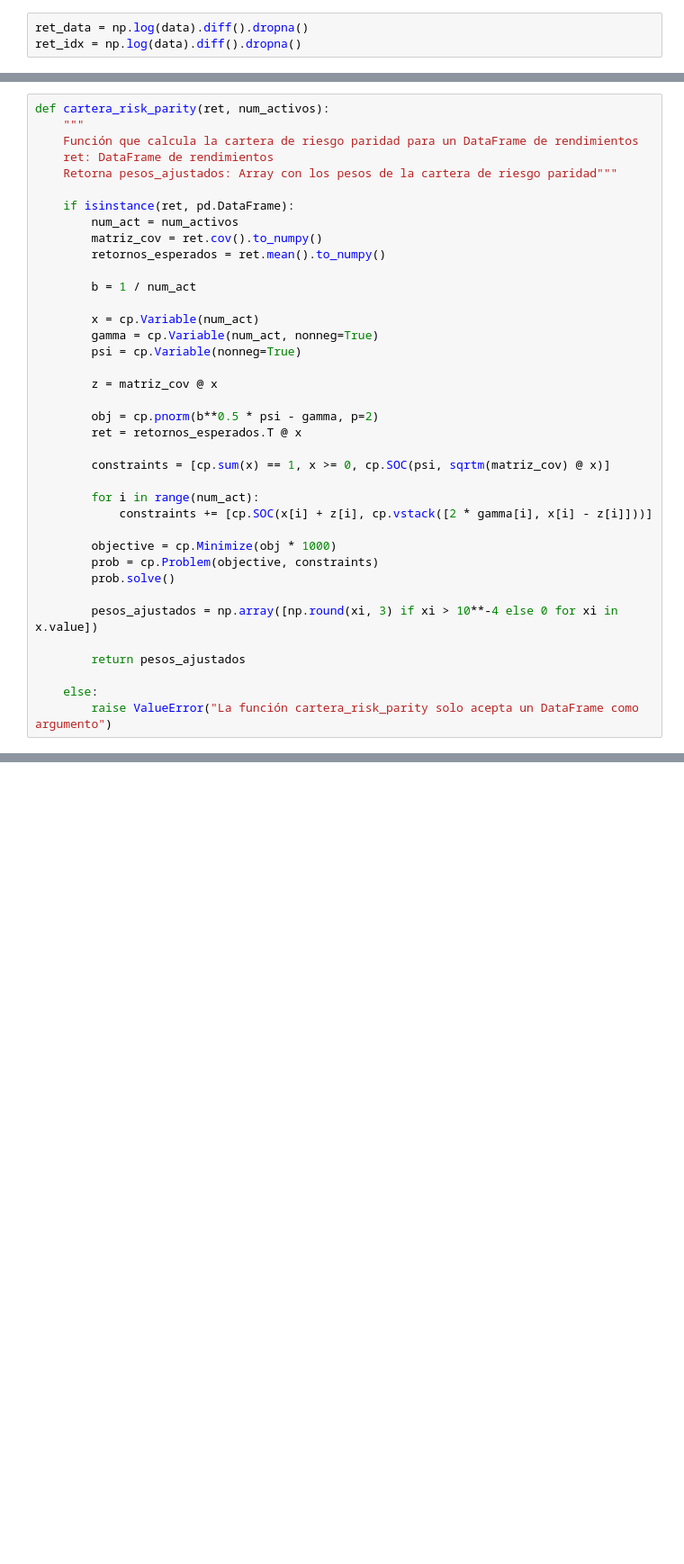
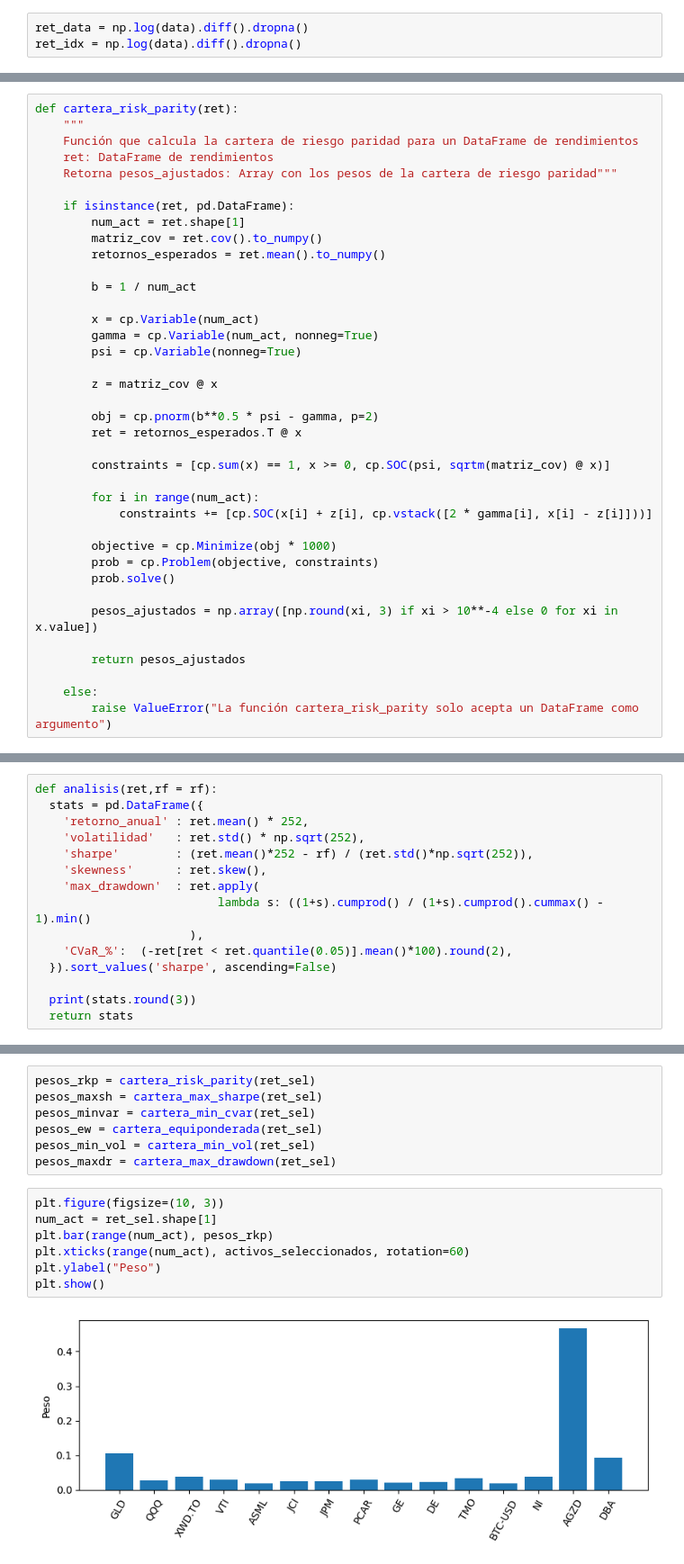
Before and after one commit to alfonso-santos/microcredencial-carteras-python, a Jupyter notebook: Examen_Prueba.ipynb, the cells around one changed output, grey strips where cells are left out. Shown at 90% size. Saved outputs shown, nothing was run; the diff lists cells and outputs as text; blank space fills up the shorter version.

```diff
--- a/Examen_Prueba.ipynb
+++ b/Examen_Prueba.ipynb
@@ -189,14 +189,14 @@ def cartera_max_sharpe(ret, ret_rf, num_activos):
     else:
         raise ValueError("La función cartera_max_sharpe solo acepta un DataFrame como argumento")
 # %%
-def cartera_risk_parity(ret, num_activos):
+def cartera_risk_parity(ret):
     """
     Función que calcula la cartera de riesgo paridad para un DataFrame de rendimientos
     ret: DataFrame de rendimientos
     Retorna pesos_ajustados: Array con los pesos de la cartera de riesgo paridad"""
 
     if isinstance(ret, pd.DataFrame):
-        num_act = num_activos
+        num_act = ret.shape[1]
         matriz_cov = ret.cov().to_numpy()
         retornos_esperados = ret.mean().to_numpy()
 
@@ -309,0 +320,15 @@ def analizar_activos(ret,ret_rf):
+# %%
+def analisis(ret,rf = rf):
+  stats = pd.DataFrame({
+    'retorno_anual' : ret.mean() * 252,
+    'volatilidad'   : ret.std() * np.sqrt(252),
+    'sharpe'        : (ret.mean()*252 - rf) / (ret.std()*np.sqrt(252)),
+    'skewness'      : ret.skew(),
+    'max_drawdown'  : ret.apply(
+                          lambda s: ((1+s).cumprod() / (1+s).cumprod().cummax() - 1).min()
+                      ),
+    'CVaR_%':  (-ret[ret < ret.quantile(0.05)].mean()*100).round(2),
+  }).sort_values('sharpe', ascending=False)
+
+  print(stats.round(3))
+  return stats
@@ -309,0 +421,16 @@ def analizar_activos(ret,ret_rf):
+# %%
+pesos_rkp = cartera_risk_parity(ret_sel)
+pesos_maxsh = cartera_max_sharpe(ret_sel)
+pesos_minvar = cartera_min_cvar(ret_sel)
+pesos_ew = cartera_equiponderada(ret_sel)
+pesos_min_vol = cartera_min_vol(ret_sel)
+pesos_maxdr = cartera_max_drawdown(ret_sel)
+# %%
+plt.figure(figsize=(10, 3))
+num_act = ret_sel.shape[1]
+plt.bar(range(num_act), pesos_rkp)
+plt.xticks(range(num_act), activos_seleccionados, rotation=60)
+plt.ylabel("Peso")
+plt.show()
+# %% [output]
+[figure, added]
```
Also changed, not shown: parts of 16 cells of this notebook.
